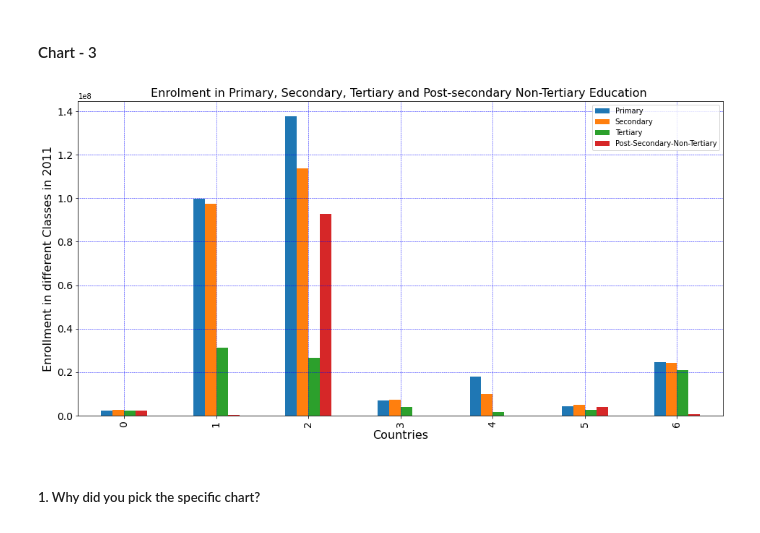
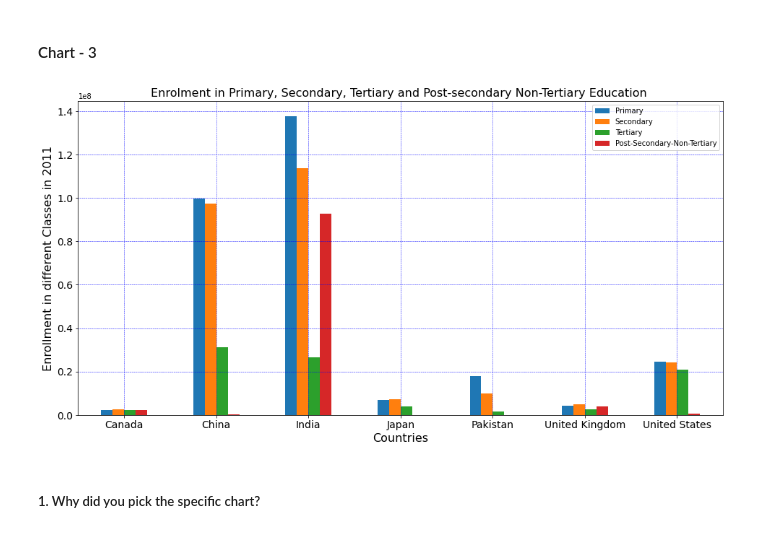
Before and after one commit to Ankita-chouhan-github/EDA-Capstone-project, a Jupyter notebook: Ankita_||_EDA_Capstone_project_(World_Bank_Global_Education_Analysis).ipynb, the cells around one changed output. Drawn from its saved outputs; the diff is of its cells as text; code cells hidden in the pictures.

```diff
--- a/Ankita_||_EDA_Capstone_project_(World_Bank_Global_Education_Analysis).ipynb
+++ b/Ankita_||_EDA_Capstone_project_(World_Bank_Global_Education_Analysis).ipynb
@@ -1066,18 +1095,15 @@ def get_dataframe(year):
 
   return temporary_df.T
 # %%
-second_indicator.plot(x="Country Name", y=["1980","1990","2000","2010"],  kind = 'bar', title = title, xlabel = "Countries", ylabel = "Enrollment in Primary Education", figsize = (16,8), fontsize = 14, grid = True)
+year = 2011
+temporary_df_1 = get_dataframe(year)
+temporary_df_1.reset_index(inplace=True)
+temporary_df_1.plot(x="Country Name", kind = 'bar', title = "Enrolment in Primary, Secondary, Tertiary and Post-secondary Non-Tertiary Education ",
+                    xlabel = "Countries", ylabel = f"Enrollment in different Classes in {year}",rot=0,
+                    figsize = (16,8), fontsize = 14, grid = True)
 plt.grid(color = 'blue', linestyle = '--', linewidth = 0.5)
+# %% [output]
+[figure, added]
-# %%
-year = 2011
-temporary_df_1 = get_dataframe(year)
-temporary_df_1.reset_index(inplace=True)
-temporary_df_1.plot(kind = 'bar', title = "Enrolment in Primary, Secondary, Tertiary and Post-secondary Non-Tertiary Education ",
-                    xlabel = "Countries", ylabel = f"Enrollment in different Classes in {year}",
-                    figsize = (16,8), fontsize = 14, grid = True)
-plt.grid(color = 'blue', linestyle = '--', linewidth = 0.5)
-# %% [output]
-[figure, removed]
 # %% [markdown]
 ##### 1. Why did you pick the specific chart?
 # %% [markdown]
```
Also changed, not shown: parts of 44 cells of this notebook.
